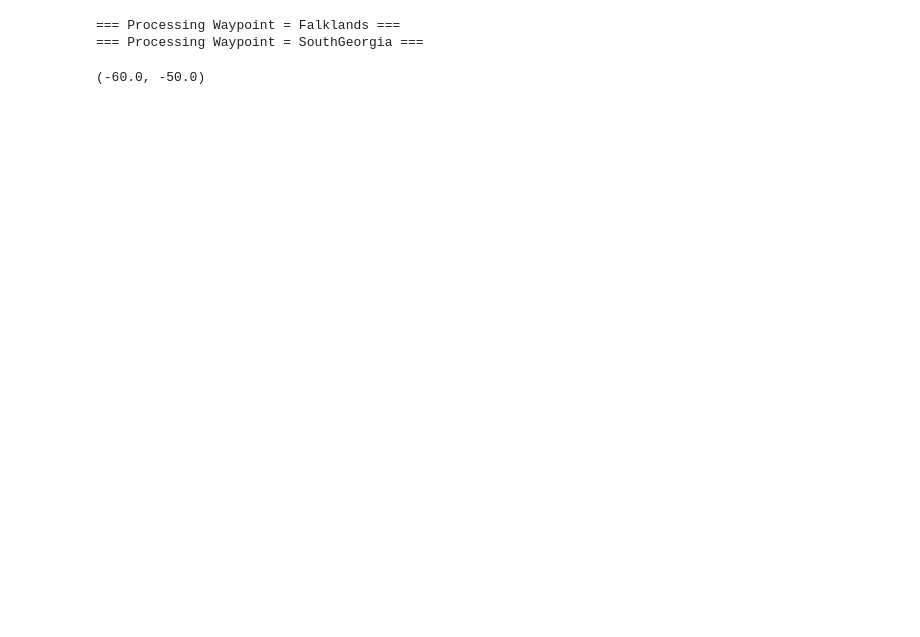
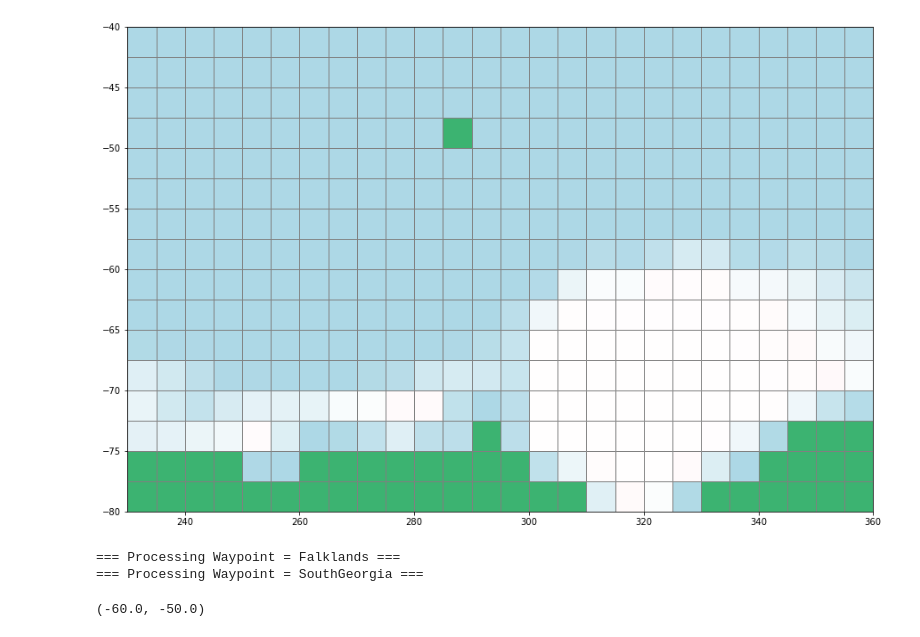
Before and after one commit to antarctica/PolarRoute, a Jupyter notebook: Examples/PathSmoothing/LongitudeOnly.ipynb, the cells around one changed output. Cells and saved outputs as stored; diff of their text form; code cells hidden in the pictures; blank space fills up the shorter version.

```diff
--- a/Examples/PathSmoothing/LongitudeOnly.ipynb
+++ b/Examples/PathSmoothing/LongitudeOnly.ipynb
@@ -22,11 +43,14 @@ OptInfo['Start Waypoints']      = None
 # %%
 icePoints     = LoadIcePoints('../../Data/bsose_i122_2013to2017_1day_SeaIceArea.nc',OptInfo['Start Time'],OptInfo['End Time'])
 currentPoints = LoadCurrentPoints('../../Data/SOSE_surface_velocity_6yearMean_2005-2010.nc')
 
 cellGrid = CellGrid(OptInfo)
 cellGrid.addIcePoints(icePoints)
 cellGrid.addCurrentPoints(currentPoints)
 cellGrid.recursiveSplit(0)
+cellGrid.plot()
+# %% [output]
+[figure, added]
 # %%
 TT = TravelTime(cellGrid)
 TT.Dijkstra(verbrose=True)
```
Also changed, not shown: parts of 7 cells of this notebook, 17 other files.
